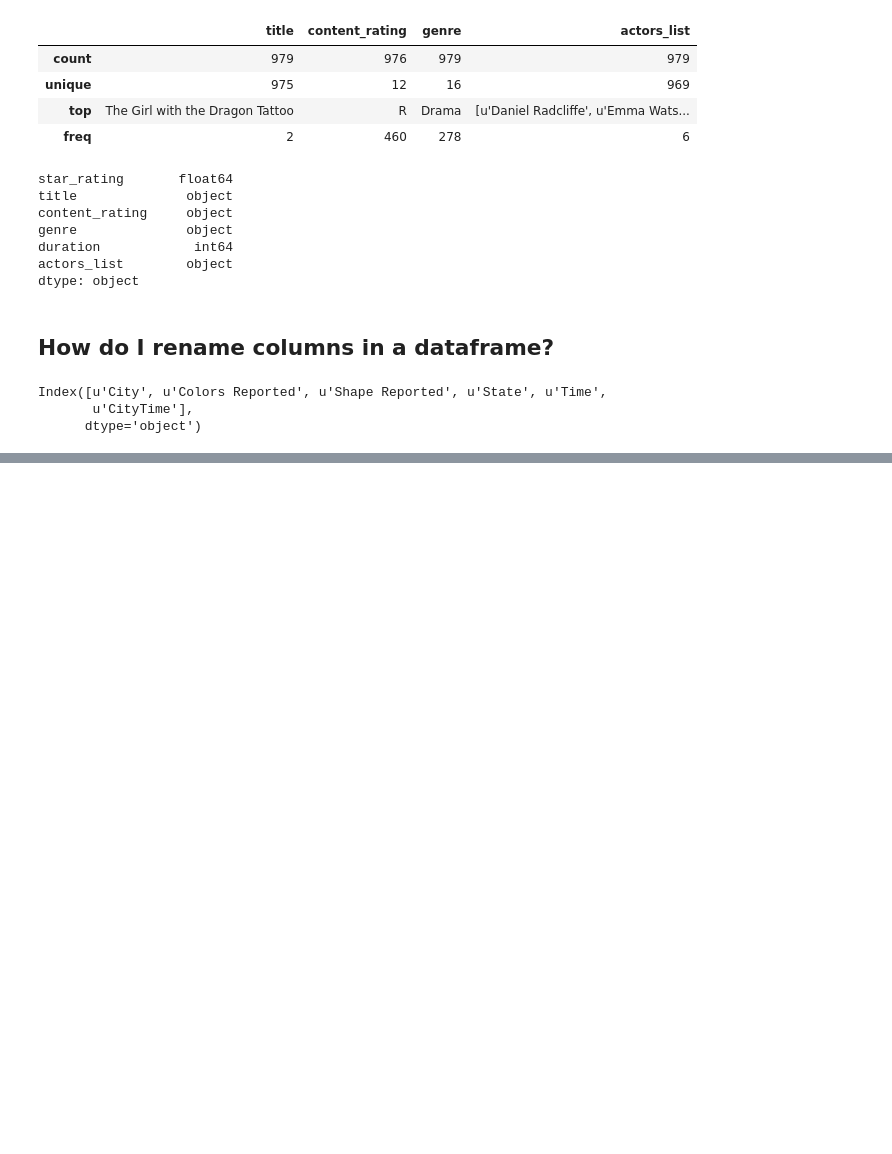
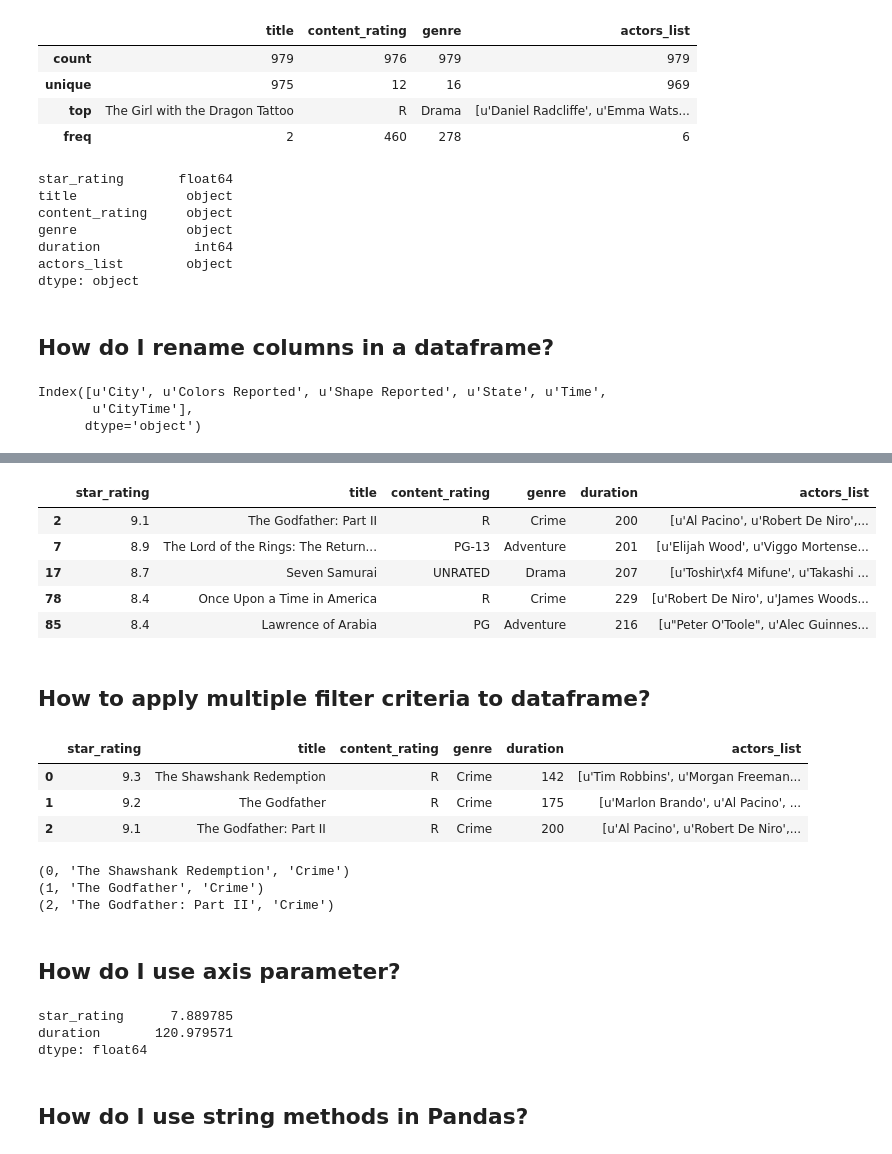
Before and after one commit to aliasvishnu/pandas-videos, a Jupyter notebook: MyPandas.ipynb, the cells around one changed output, grey strips where cells are left out. Drawn from its saved outputs; the diff is of its cells as text; code cells hidden in the pictures; blank space fills up the shorter version.

```diff
--- a/MyPandas.ipynb
+++ b/MyPandas.ipynb
@@ -114,0 +194,2 @@ ufo.head()
+# %%
+is_long = movies.duration >= 200
@@ -114,0 +205,38 @@ ufo.head()
+# %%
+movies[is_long].head()
+# %% [output]
+|  | star_rating | title | content_rating | genre | duration | actors_list |
+| 2 | 9.1 | The Godfather: Part II | R | Crime | 200 | [u'Al Pacino', u'Robert De Niro',... |
+| 7 | 8.9 | The Lord of the Rings: The Return... | PG-13 | Adventure | 201 | [u'Elijah Wood', u'Viggo Mortense... |
+| 17 | 8.7 | Seven Samurai | UNRATED | Drama | 207 | [u'Toshir\xf4 Mifune', u'Takashi ... |
+| 78 | 8.4 | Once Upon a Time in America | R | Crime | 229 | [u'Robert De Niro', u'James Woods... |
+| 85 | 8.4 | Lawrence of Arabia | PG | Adventure | 216 | [u"Peter O'Toole", u'Alec Guinnes... |
+# %% [markdown]
+## How to apply multiple filter criteria to dataframe?
+# %%
+movies[(movies.genre == "Crime") & (movies.star_rating > 9)]
+# %% [output]
+|  | star_rating | title | content_rating | genre | duration | actors_list |
+| 0 | 9.3 | The Shawshank Redemption | R | Crime | 142 | [u'Tim Robbins', u'Morgan Freeman... |
+| 1 | 9.2 | The Godfather | R | Crime | 175 | [u'Marlon Brando', u'Al Pacino', ... |
+| 2 | 9.1 | The Godfather: Part II | R | Crime | 200 | [u'Al Pacino', u'Robert De Niro',... |
+# %%
+for index, row in movies.iterrows():
+    print (index, row.title, row.genre)
+    if index == 2:
+        break
+# %% [output]
+(0, 'The Shawshank Redemption', 'Crime')
+(1, 'The Godfather', 'Crime')
+(2, 'The Godfather: Part II', 'Crime')
+# %% [markdown]
+## How do I use axis parameter?
+# %%
+# axis 0 - row, axis 1 - column
+movies.mean(axis = 0)
+# %% [output]
+star_rating      7.889785
+duration       120.979571
+dtype: float64
+# %% [markdown]
+## How do I use string methods in Pandas?
```
Also changed, not shown: parts of 22 cells of this notebook.
